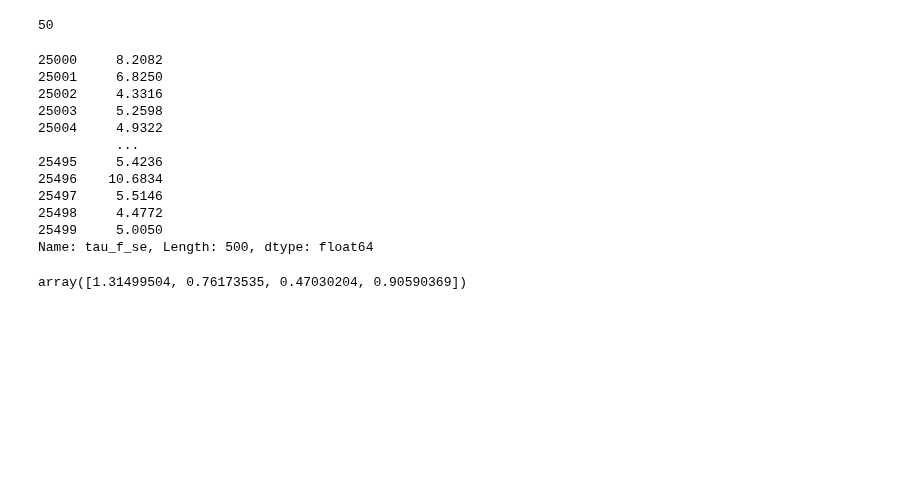
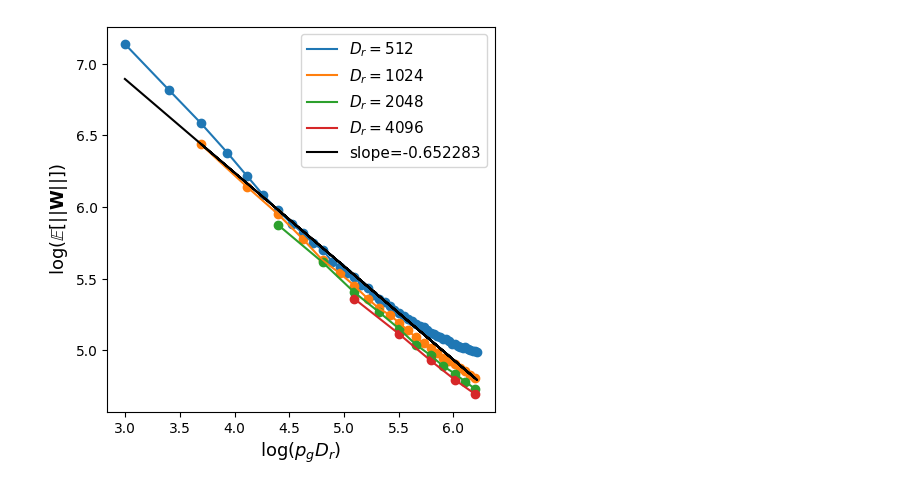
Before and after one commit to pinakm9/random-feature-map, a Jupyter notebook: notebooks/optimal D_r.ipynb, the cells around one changed output. Saved outputs shown, nothing was run; the diff lists cells and outputs as text; code cells hidden in the pictures; blank space fills up the shorter version.

```diff
--- a/notebooks/optimal D_r.ipynb
+++ b/notebooks/optimal D_r.ipynb
@@ -64,19 +65,32 @@ plt.show()
 # %%
-np.argmax(tau>5)
+fig = plt.figure(figsize=(5, 5))
+# ax = fig.add_subplot(121)
+ax1 = fig.add_subplot(111)
+
+all_W = []
+all_pd = []
+
+for D_r in [512, 1024, D_r1, D_r2]:
+    bsa = sr1.BatchStrategyAnalyzer_SMLR(save_folder + str(D_r))
+    data = bsa.get_data()
+    tau = bsa.get_line('||W||')[0]*D_r
+    p_g = np.unique(data['good_rows_W_in'].to_numpy())
+    i = np.where(D_r*p_g > 511)[0][0]#np.where(tau > 5)[0][0]
+    ax1.plot(np.log(D_r*p_g[2:i]), np.log(tau[2:i]), label=fr'$D_r=${D_r}')
+    ax1.scatter(np.log(D_r*p_g[2:i]), np.log(tau[2:i]))
+    all_pd += list(np.log(D_r*p_g[2:i]))
+    all_W += list(np.log(tau[2:i]))
+all_pd = np.array(all_pd)
+all_W = np.array(all_W)
+res = stats.linregress(all_pd, all_W)
+a, b = res.slope, res.intercept
+ax1.plot(all_pd, a*all_pd+b, c='black', label=fr'slope={a:.6f}')
+# ax1.axvline(x=256, c='lightgrey')
+ax1.legend(fontsize=11)
+ax1.set_xlabel(r'log($p_gD_r)$', fontsize=13)
+ax1.set_ylabel(r'log($\mathbb{E}[||\mathbf{W}||])$', fontsize=13)
+# ax1.set_title(r'$\beta=4\times10^{-5}, N=20000$')
+plt.savefig('../data/plots/W_vs_p_gD_r-loglog-512.png', dpi=300, bbox_inches='tight')
+plt.show()
 # %% [output]
-50
+[figure, added]
-# %%
-tau1
-# %% [output]
-25000     8.2082
-25001     6.8250
-25002     4.3316
-25003     5.2598
-25004     4.9322
-          ...
-25495     5.4236
-25496    10.6834
-25497     5.5146
-25498     4.4772
-25499     5.0050
-Name: tau_f_se, Length: 500, dtype: float64
@@ -85,4 +96,0 @@ a = np.random.normal(size=(3, 4))
-# %%
-np.max(a, axis=0)
-# %% [output]
-array([1.31499504, 0.76173535, 0.47030204, 0.90590369])
```
Also changed, not shown: parts of 8 cells of this notebook, 8 other files.
